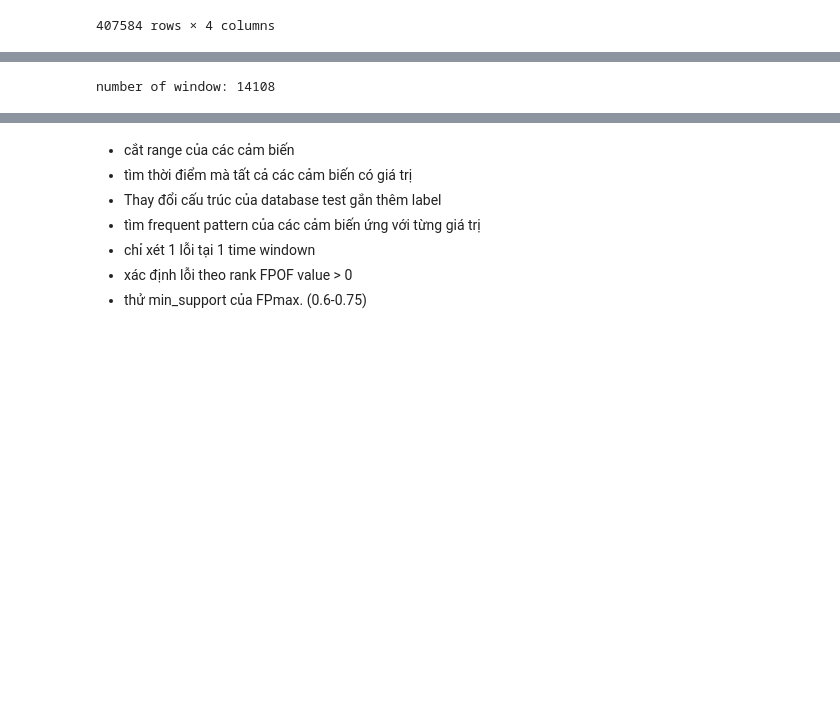
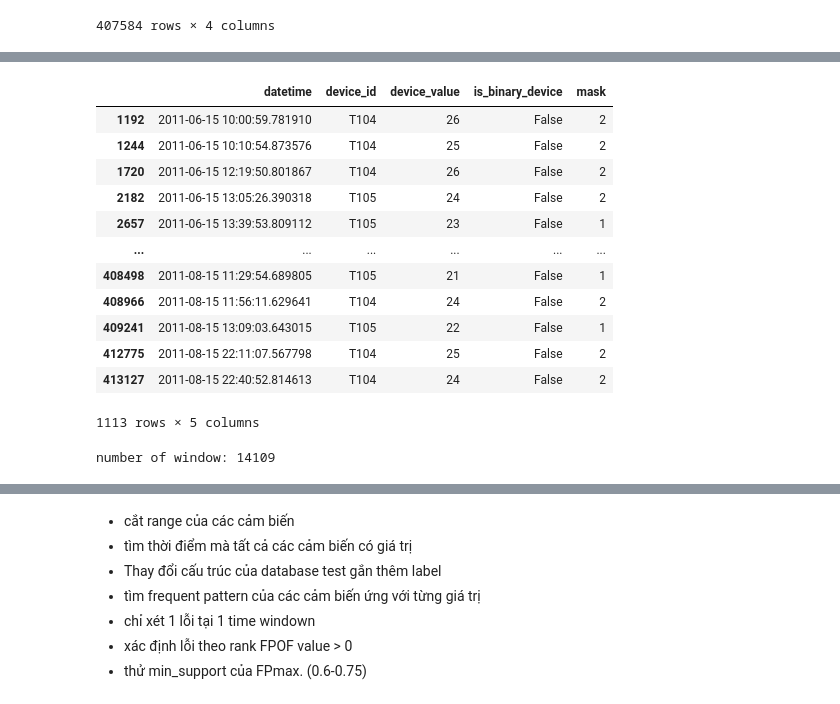
Before and after one commit to ThiinhUET/Fault-Detection-IoT, a Jupyter notebook: FPOF.ipynb, the cells around one changed output, grey strips where cells are left out. Drawn from its saved outputs; the diff is of its cells as text; code cells hidden in the pictures; blank space fills up the shorter version.

```diff
--- a/FPOF.ipynb
+++ b/FPOF.ipynb
@@ -232,3 +258,19 @@ data[data['datetime'].astype(str).str.contains("2011-08-02")]
+# %%
+data.loc[data['device_id'].isin(T)]
+# %% [output]
+|  | datetime | device_id | device_value | is_binary_device | mask |
+| 1192 | 2011-06-15 10:00:59.781910 | T104 | 26 | False | 2 |
+| 1244 | 2011-06-15 10:10:54.873576 | T104 | 25 | False | 2 |
+| 1720 | 2011-06-15 12:19:50.801867 | T104 | 26 | False | 2 |
+| 2182 | 2011-06-15 13:05:26.390318 | T105 | 24 | False | 2 |
+| 2657 | 2011-06-15 13:39:53.809112 | T105 | 23 | False | 1 |
+| ... | ... | ... | ... | ... | ... |
+| 408498 | 2011-08-15 11:29:54.689805 | T105 | 21 | False | 1 |
+| 408966 | 2011-08-15 11:56:11.629641 | T104 | 24 | False | 2 |
+| 409241 | 2011-08-15 13:09:03.643015 | T105 | 22 | False | 1 |
+| 412775 | 2011-08-15 22:11:07.567798 | T104 | 25 | False | 2 |
+| 413127 | 2011-08-15 22:40:52.814613 | T104 | 24 | False | 2 |
+1113 rows × 5 columns
 # %%
 # Gen transaction dataset
 transaction_dataset = []
@@ -245,15 +287,27 @@ num_window = 0
 while start<last_datetime:
     end = start + datetime.timedelta(minutes=(TIME_WINDOW_IN_MINUTES))
     data_extract = data_to_make_group_dev[(data_to_make_group_dev['datetime'] >= start) & (data_to_make_group_dev['datetime'] < end)]
+    prev_items = list()
     if not data_extract.empty:
-      current_items = list(data_extract.device_id.unique())
+      current_items = []
+      for k,v in data_extract.iterrows():
+        if not v['is_binary_device']:
+          device = str(v['device_id']) + '_' + str(v['mask'])
+          if not device in current_items:
+            current_items.append(device)
+          current_items.extend(y for y in prev_items if y not in current_items)
+        else:
+          if not v['device_id'] in current_items:
+            current_items.append(v['device_id'])
+      prev_items = current_items
       num_of_items = len(current_items)
       if(num_of_items>1):
         num_window +=1
         transaction_dataset.append(current_items)
+      current_items = list()
 
     start = end
 
 print(f'number of window: {num_window}')
 # %% [output]
-number of window: 14108
+number of window: 14109
```
Also changed, not shown: parts of 17 cells of this notebook.
